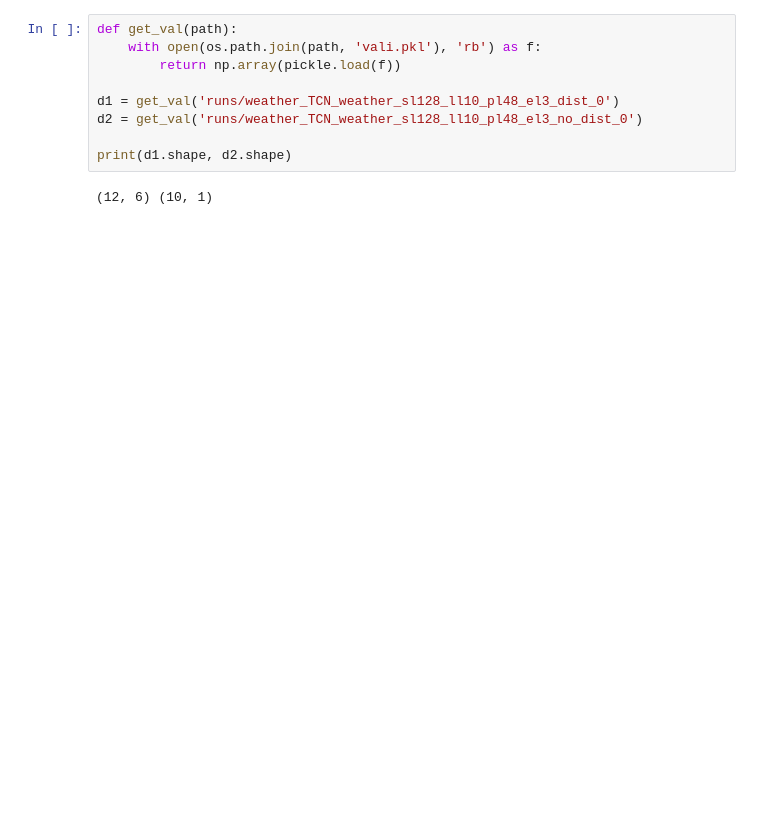
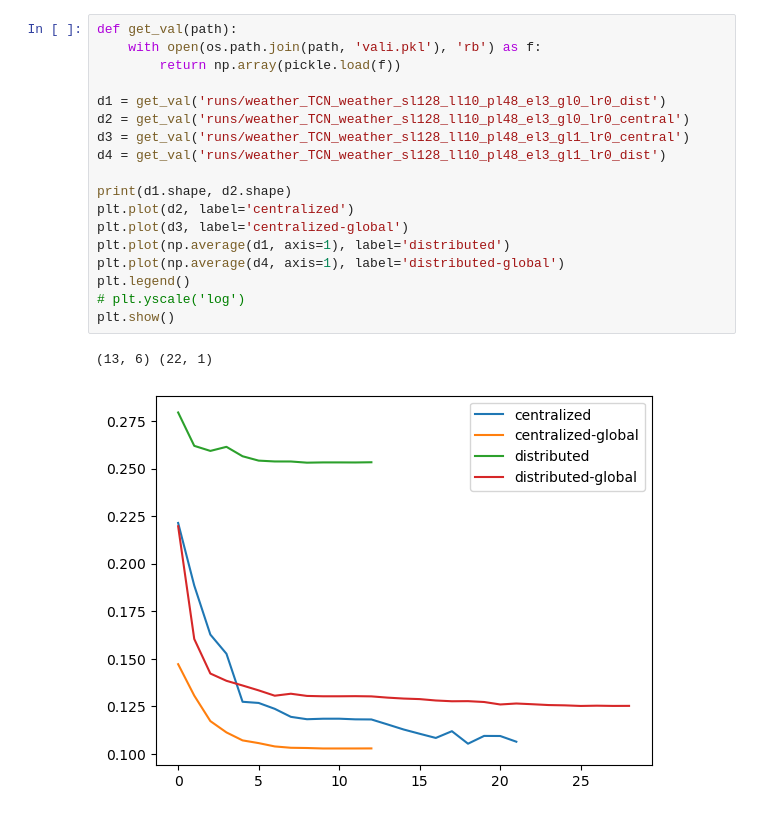
Before and after one commit to uidmice/rep-fl, a Jupyter notebook: plot.ipynb, the cells around one changed output. Drawn from its saved outputs; the diff is of its cells as text; blank space fills up the shorter version.

```diff
--- a/plot.ipynb
+++ b/plot.ipynb
@@ -37,11 +53,21 @@ plt.show()
 # %%
 def get_val(path):
     with open(os.path.join(path, 'vali.pkl'), 'rb') as f:
         return np.array(pickle.load(f))
 
-d1 = get_val('runs/weather_TCN_weather_sl128_ll10_pl48_el3_dist_0')
-d2 = get_val('runs/weather_TCN_weather_sl128_ll10_pl48_el3_no_dist_0')
+d1 = get_val('runs/weather_TCN_weather_sl128_ll10_pl48_el3_gl0_lr0_dist')
+d2 = get_val('runs/weather_TCN_weather_sl128_ll10_pl48_el3_gl0_lr0_central')
+d3 = get_val('runs/weather_TCN_weather_sl128_ll10_pl48_el3_gl1_lr0_central')
+d4 = get_val('runs/weather_TCN_weather_sl128_ll10_pl48_el3_gl1_lr0_dist')
 
 print(d1.shape, d2.shape)
+plt.plot(d2, label='centralized')
+plt.plot(d3, label='centralized-global')
+plt.plot(np.average(d1, axis=1), label='distributed')
+plt.plot(np.average(d4, axis=1), label='distributed-global')
+plt.legend()
+# plt.yscale('log')
+plt.show()
 # %% [output]
-(12, 6) (10, 1)
+(13, 6) (22, 1)
+[figure, added]
```
Also changed, not shown: parts of 3 cells of this notebook, 10 other files.
